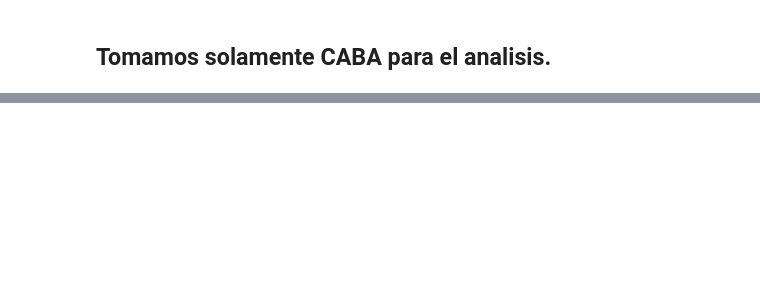
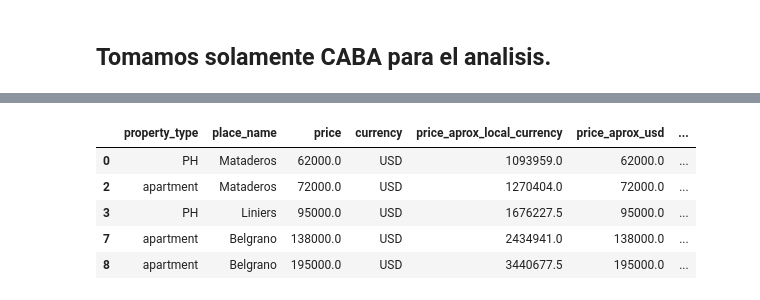
Before and after one commit to nachommm/Desafio2, a Jupyter notebook: desafio2-machine.learning.ipynb, the cells around one changed output, grey strips where cells are left out. Cells and saved outputs as stored; diff of their text form; code cells hidden in the pictures; blank space fills up the shorter version.

```diff
--- a/desafio2-machine.learning.ipynb
+++ b/desafio2-machine.learning.ipynb
@@ -116,0 +130,7 @@ data_caba.shape
+# %%
+# Revisamos si hay barrios de caba mal indentificados "Ejemplo: Capital Federal"
+pd.set_option('display.max_rows', 1000) # Para mostrar todas las filas.
+# %%
+# Dropeamos los de Capital Federal
+capi_mask = data_caba.place_name == 'Capital Federal'
+data_caba.drop(data_caba.loc[capi_mask, :].index, inplace=True)
@@ -116,0 +141,9 @@ data_caba.shape
+# %%
+data_caba.head()
+# %% [output]
+|  | property_type | place_name | price | currency | price_aprox_local_currency | price_aprox_usd | ... |
+| 0 | PH | Mataderos | 62000.0 | USD | 1093959.0 | 62000.0 | ... |
+| 2 | apartment | Mataderos | 72000.0 | USD | 1270404.0 | 72000.0 | ... |
+| 3 | PH | Liniers | 95000.0 | USD | 1676227.5 | 95000.0 | ... |
+| 7 | apartment | Belgrano | 138000.0 | USD | 2434941.0 | 138000.0 | ... |
+| 8 | apartment | Belgrano | 195000.0 | USD | 3440677.5 | 195000.0 | ... |
```
Also changed, not shown: parts of 5 cells of this notebook.
